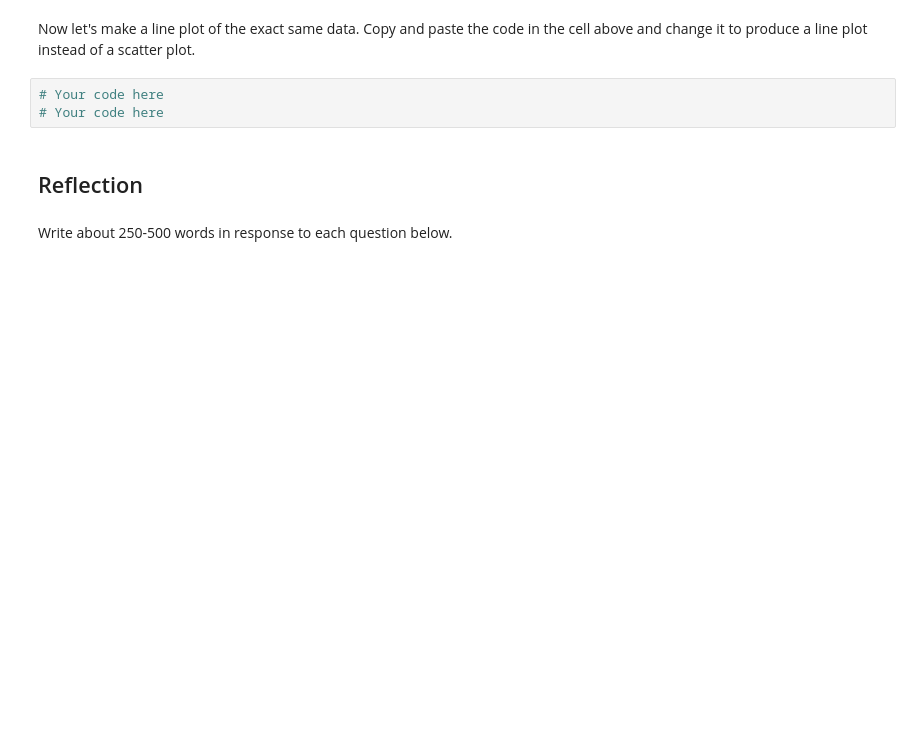
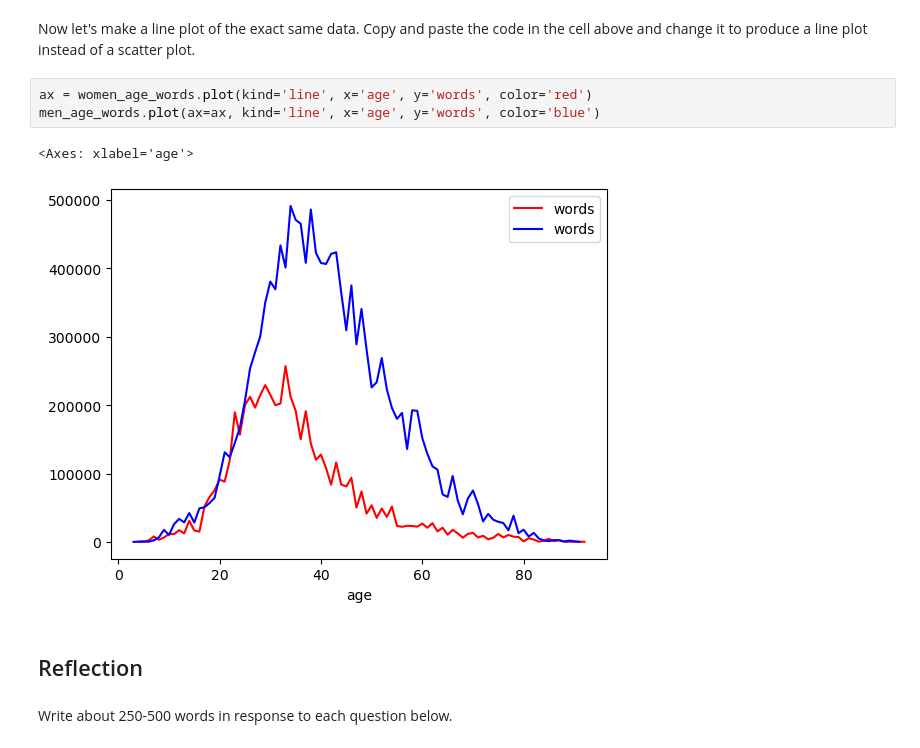
Before and after one commit to emileewrightvt/3844f23-writing-digital-media, a Jupyter notebook: book/03-Pandas-Data-Analysis/MIDTERM.ipynb, the cells around one changed output. Cells and saved outputs as stored; diff of their text form; blank space fills up the shorter version.

```diff
--- a/book/03-Pandas-Data-Analysis/MIDTERM.ipynb
+++ b/book/03-Pandas-Data-Analysis/MIDTERM.ipynb
@@ -417,8 +587,11 @@ men_age_words.plot(ax=ax, kind='scatter', x='age', y='words', color='blue')
 # %% [markdown]
 Now let's make a line plot of the exact same data. Copy and paste the code in the cell above and change it to produce a line plot instead of a scatter plot.
-# %%
-# Your code here
-# Your code here
+# %%
+ax = women_age_words.plot(kind='line', x='age', y='words', color='red')
+men_age_words.plot(ax=ax, kind='line', x='age', y='words', color='blue')
+# %% [output]
+<Axes: xlabel='age'>
+[figure, added]
 # %% [markdown]
 ## Reflection
 # %% [markdown]
```
Also changed, not shown: parts of 27 cells of this notebook.
